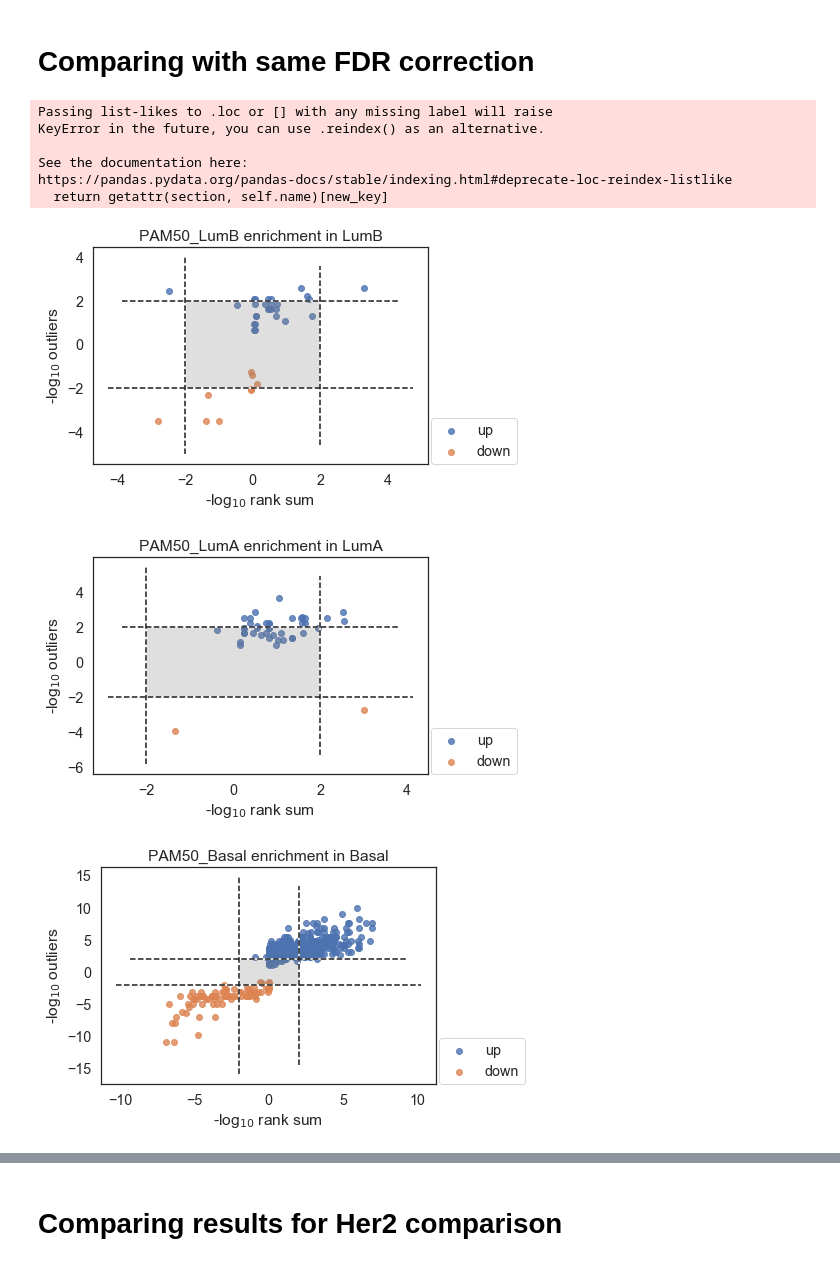
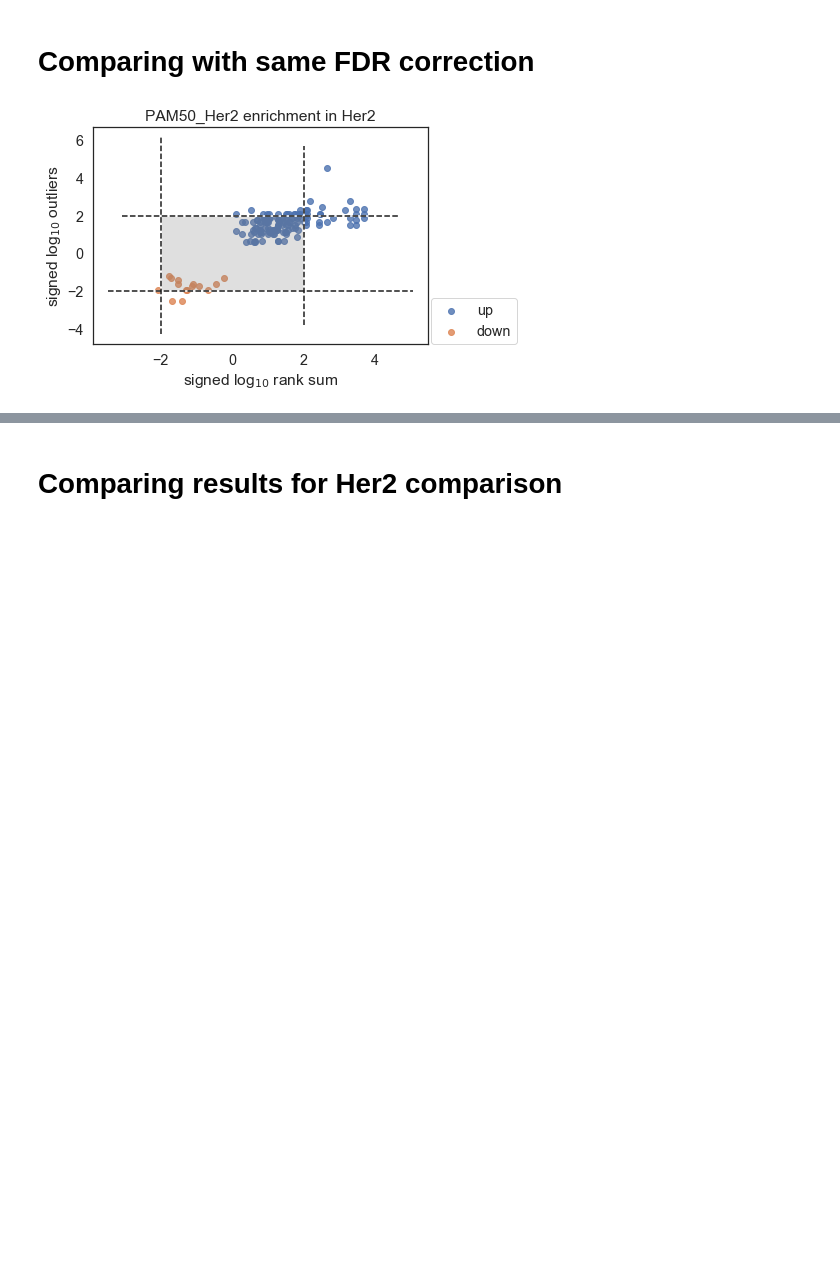
Before and after one commit to ruggleslab/blacksheep_supp, a Jupyter notebook: vignettes/blsh_20190805_rna_comparing_methods.ipynb, the cells around one changed output, grey strips where cells are left out. Saved outputs shown, nothing was run; the diff lists cells and outputs as text; code cells hidden in the pictures; blank space fills up the shorter version.

```diff
--- a/vignettes/blsh_20190805_rna_comparing_methods.ipynb
+++ b/vignettes/blsh_20190805_rna_comparing_methods.ipynb
@@ -62,11 +62,11 @@ for updown in directions:
     results[updown] = deva.deva(
         values, annotations,
         aggregate=False,
-        save_outlier_table=True,
-        save_frac_table=True,
-        save_qvalues=True,
+#         save_outlier_table=True,
+#         save_frac_table=True,
+#         save_qvalues=True,
         up_or_down=updown,
-        save_comparison_summaries=True,
+#         save_comparison_summaries=True,
         output_prefix="output/no_agg/brca.rna",
     )
 # %% [output]
@@ -116,7 +116,7 @@ for comp in annotations.columns:
     group0, group0list, group1, group1list = deva.comparisons.get_sample_lists(annotations, comp)
 
     pvals = values.apply((lambda row: scipy.stats.ranksums(row[group0list], row[group1list])[1]), axis=1)
-    qvals = multipletests(pvals)[1]
+    qvals = multipletests(pvals, method='fdr_bh')[1]
     rank_sums['%s_pval'%(comp)] = pvals
     rank_sums['%s_qval'%(comp)] = qvals
     rank_sums['%s_%s_minus_%s'%(comp, group0, group1)] = values.apply((lambda row: row[group0list].mean() - row[group1list].mean()), axis=1)
@@ -152,47 +152,39 @@ for i, updown in enumerate(directions):
 # %% [markdown]
 # Comparing with same FDR correction
 # %%
-for col in [i for i in rank_sums.columns if 'pval' in i]:
+for col in [i for i in rank_sums.columns if ('pval' in i) and ('Her2' in i)]:
 
     comp = col[0:-5]
     group0, group0list, group1, group1list = deva.comparisons.get_sample_lists(annotations, comp)
 
     rows = signed_qvalues['up'].dropna(subset=["%s_%s" %(comp, group0)]).index.union(signed_qvalues['down'].dropna(subset=["%s_%s" %(comp, group0)]).index)
 
-    adjrank = rank_sums.reindex(rows)[[col]]
-    adjrank['fdr'] = multipletests(adjrank[col])[1]
+    adjrank = rank_sums.reindex(rows)[[col]].dropna(how='all', axis=0)
+    adjrank['fdr'] = multipletests(adjrank[col], method='fdr_bh')[1]
     adjrank['logqval'] = -np.log10(adjrank['fdr'])
 
     adjrank['%s_%s'%(comp, group0)] = (adjrank['logqval']*(rank_sums.loc[rows, '%s_%s_minus_%s'%(comp, group0, group1)] / rank_sums.loc[rows, '%s_%s_minus_%s'%(comp, group0, group1)].abs()))
 
     for updown in directions:
         if any([g for g in rows if g in signed_qvalues[updown].index]):
             ax = sns.regplot(x=-adjrank.loc[rows, '%s_%s'%(comp, group0)], y=signed_qvalues[updown].loc[rows, '%s_%s'%(comp, group0)], fit_reg=False, label=updown)
-    plt.xlabel('-log$_{10}$ rank sum')
-    plt.ylabel('-log$_{10}$ outliers')
+    plt.xlabel('signed log$_{10}$ rank sum')
+    plt.ylabel('signed log$_{10}$ outliers')
     plt.title('%s enrichment in %s' %(comp, group1))
     plt.legend(loc=(1.01,0))
     plt.plot([2, 2], ax.get_ylim(), 'white')
     plt.plot( ax.get_xlim(), [2, 2],'white')
     plt.plot([-2, -2], ax.get_ylim(), 'white')
     plt.plot( ax.get_xlim(), [-2, -2],'white')
 
     plt.plot([2, 2], ax.get_ylim(), 'k--')
     plt.plot( ax.get_xlim(), [2, 2],'k--')
     plt.plot([-2, -2], ax.get_ylim(), 'k--')
     plt.plot( ax.get_xlim(), [-2, -2],'k--')
     rect = mpl.patches.Rectangle([-2, -2], 4, 4, facecolor='gray', ec=None, alpha=0.25)
     ax.add_patch(rect)
     plt.savefig('output/scatter_rna_logqs_%s.pdf'%(comp), bbox_inches='tight')
     plt.show()
     plt.close()
 # %% [output]
-Passing list-likes to .loc or [] with any missing label will raise
-KeyError in the future, you can use .reindex() as an alternative.
-
-See the documentation here:
-https://pandas.pydata.org/pandas-docs/stable/indexing.html#deprecate-loc-reindex-listlike
-  return getattr(section, self.name)[new_key]
-[figure, old version]
+[figure, new version]
-[figure, removed]
-[figure, removed]
```
Also changed, not shown: parts of 8 cells of this notebook, 11 other files.
